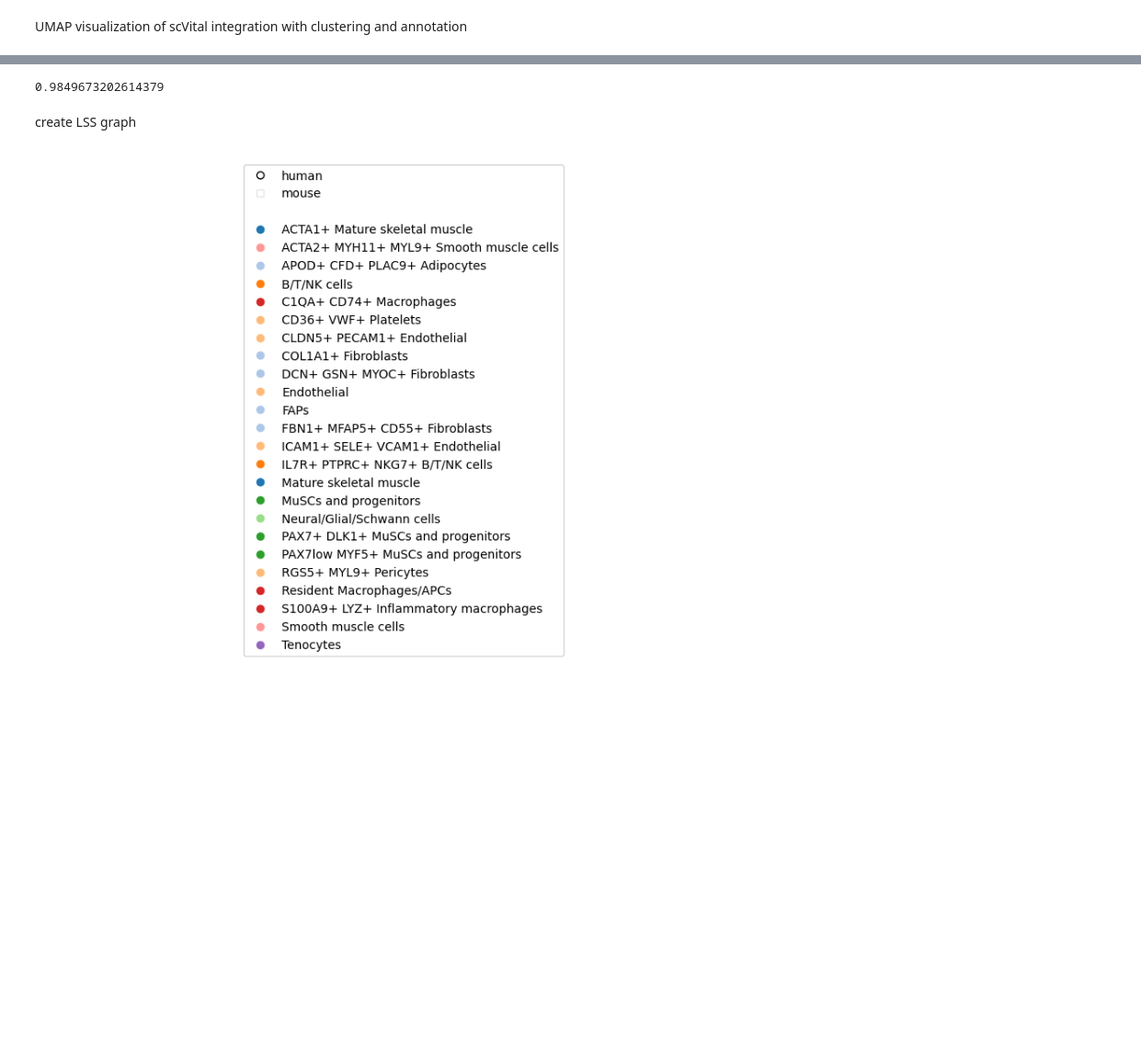
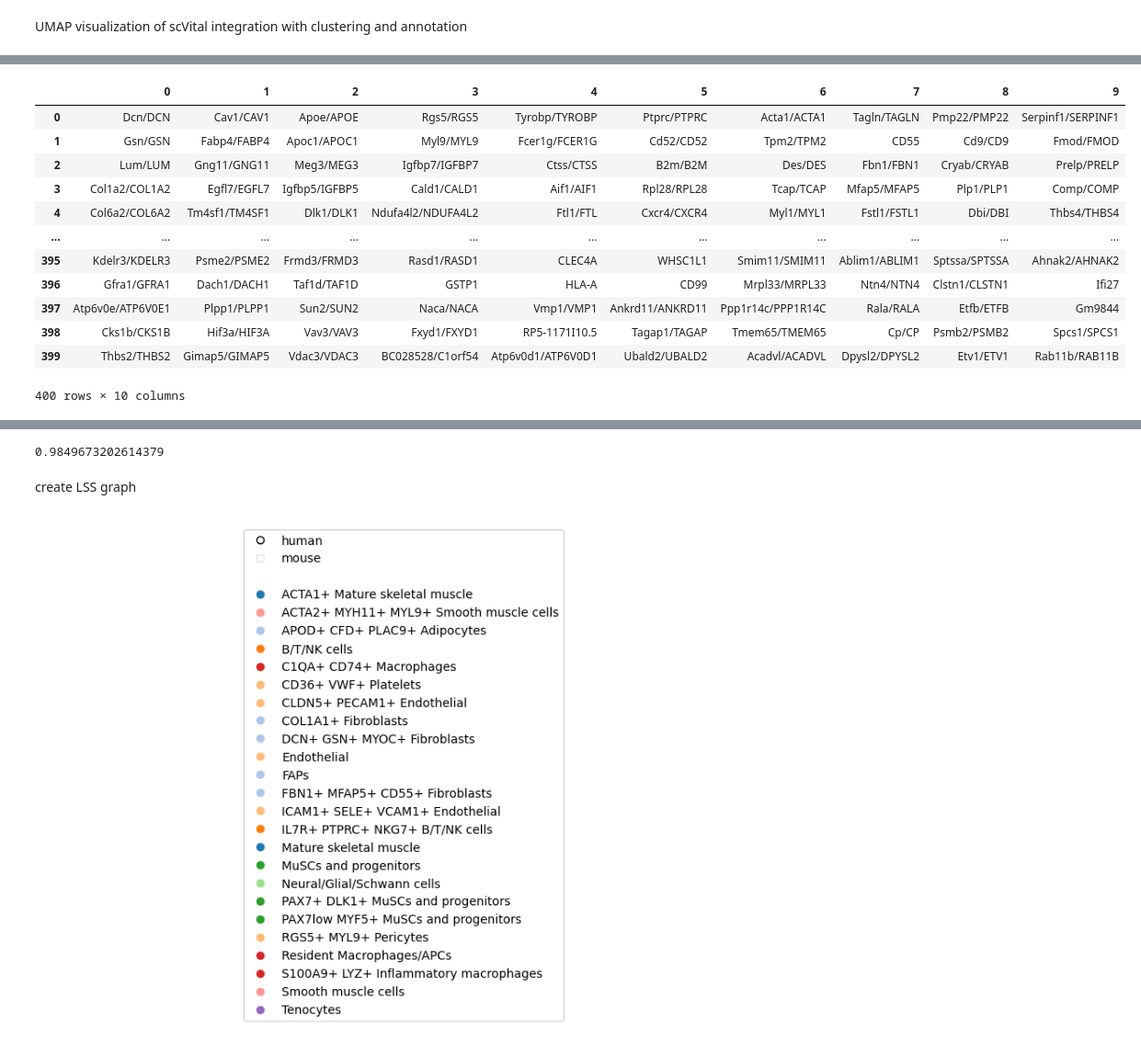
Before and after one commit to j-rub/scVital, a Jupyter notebook: vignettes/tutorial.ipynb, the cells around one changed output, grey strips where cells are left out. Shown at 92% size. Drawn from its saved outputs; the diff is of its cells as text; code cells hidden in the pictures; blank space fills up the shorter version.

```diff
--- a/vignettes/tutorial.ipynb
+++ b/vignettes/tutorial.ipynb
@@ -231,0 +367,17 @@ sc.pl.umap(adata, color = ["species",neighborsKey,"anno","cell_annotation"], nco
+# %%
+rankGenes = pd.DataFrame(adata.uns["rank_genes_groups"]["names"]).head(400)
+rankGenes
+# %% [output]
+|  | 0 | 1 | 2 | 3 | 4 | 5 | 6 | 7 | 8 | 9 |
+| 0 | Dcn/DCN | Cav1/CAV1 | Apoe/APOE | Rgs5/RGS5 | Tyrobp/TYROBP | Ptprc/PTPRC | Acta1/ACTA1 | Tagln/TAGLN | Pmp22/PMP22 | Serpinf1/SERPINF1 |
+| 1 | Gsn/GSN | Fabp4/FABP4 | Apoc1/APOC1 | Myl9/MYL9 | Fcer1g/FCER1G | Cd52/CD52 | Tpm2/TPM2 | CD55 | Cd9/CD9 | Fmod/FMOD |
+| 2 | Lum/LUM | Gng11/GNG11 | Meg3/MEG3 | Igfbp7/IGFBP7 | Ctss/CTSS | B2m/B2M | Des/DES | Fbn1/FBN1 | Cryab/CRYAB | Prelp/PRELP |
+| 3 | Col1a2/COL1A2 | Egfl7/EGFL7 | Igfbp5/IGFBP5 | Cald1/CALD1 | Aif1/AIF1 | Rpl28/RPL28 | Tcap/TCAP | Mfap5/MFAP5 | Plp1/PLP1 | Comp/COMP |
+| 4 | Col6a2/COL6A2 | Tm4sf1/TM4SF1 | Dlk1/DLK1 | Ndufa4l2/NDUFA4L2 | Ftl1/FTL | Cxcr4/CXCR4 | Myl1/MYL1 | Fstl1/FSTL1 | Dbi/DBI | Thbs4/THBS4 |
+| ... | ... | ... | ... | ... | ... | ... | ... | ... | ... | ... |
+| 395 | Kdelr3/KDELR3 | Psme2/PSME2 | Frmd3/FRMD3 | Rasd1/RASD1 | CLEC4A | WHSC1L1 | Smim11/SMIM11 | Ablim1/ABLIM1 | Sptssa/SPTSSA | Ahnak2/AHNAK2 |
+| 396 | Gfra1/GFRA1 | Dach1/DACH1 | Taf1d/TAF1D | GSTP1 | HLA-A | CD99 | Mrpl33/MRPL33 | Ntn4/NTN4 | Clstn1/CLSTN1 | Ifi27 |
+| 397 | Atp6v0e/ATP6V0E1 | Plpp1/PLPP1 | Sun2/SUN2 | Naca/NACA | Vmp1/VMP1 | Ankrd11/ANKRD11 | Ppp1r14c/PPP1R14C | Rala/RALA | Etfb/ETFB | Gm9844 |
+| 398 | Cks1b/CKS1B | Hif3a/HIF3A | Vav3/VAV3 | Fxyd1/FXYD1 | RP5-1171I10.5 | Tagap1/TAGAP | Tmem65/TMEM65 | Cp/CP | Psmb2/PSMB2 | Spcs1/SPCS1 |
+| 399 | Thbs2/THBS2 | Gimap5/GIMAP5 | Vdac3/VDAC3 | BC028528/C1orf54 | Atp6v0d1/ATP6V0D1 | Ubald2/UBALD2 | Acadvl/ACADVL | Dpysl2/DPYSL2 | Etv1/ETV1 | Rab11b/RAB11B |
+400 rows × 10 columns
```
Also changed, not shown: parts of 34 cells of this notebook, 3 other files.
